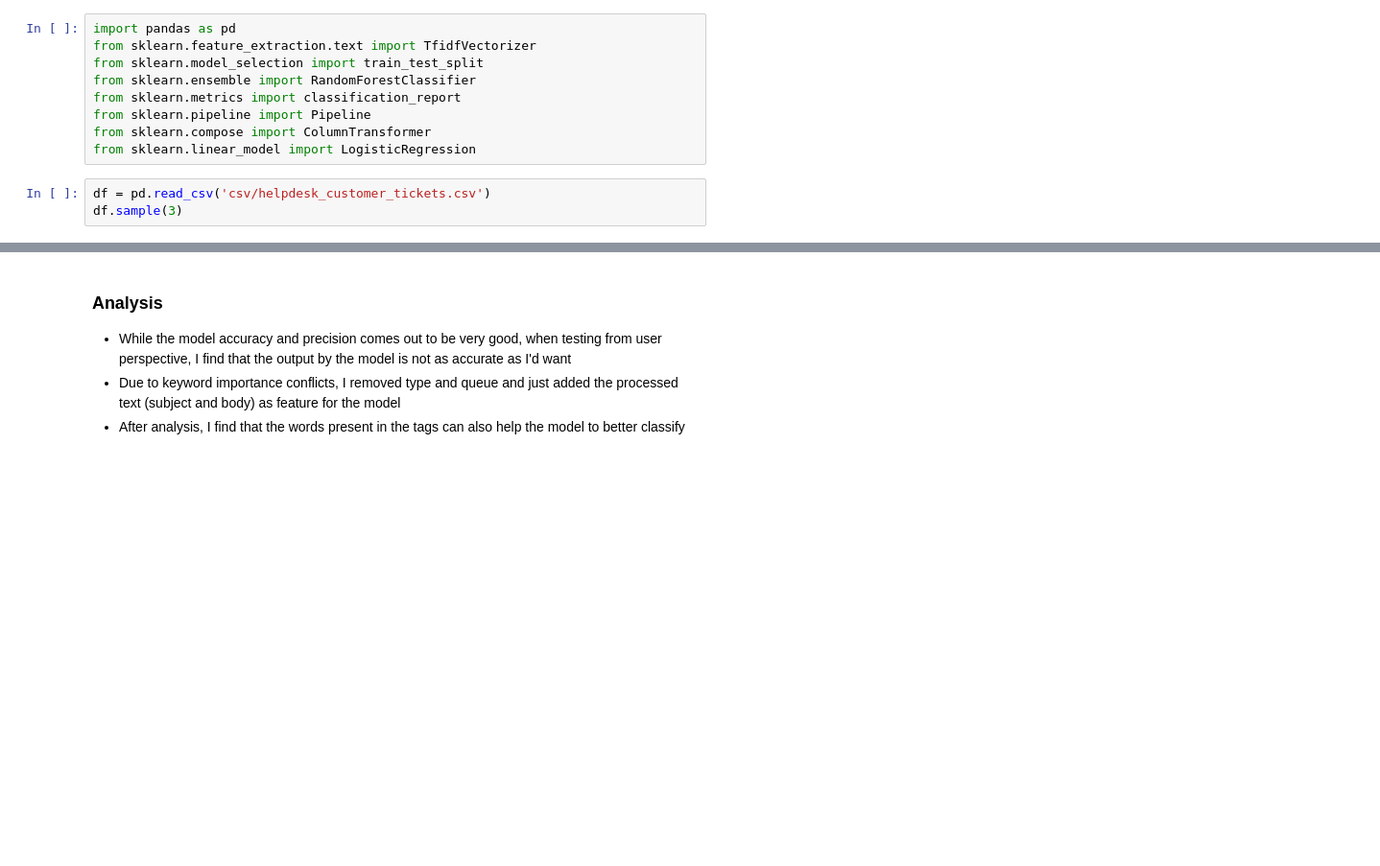
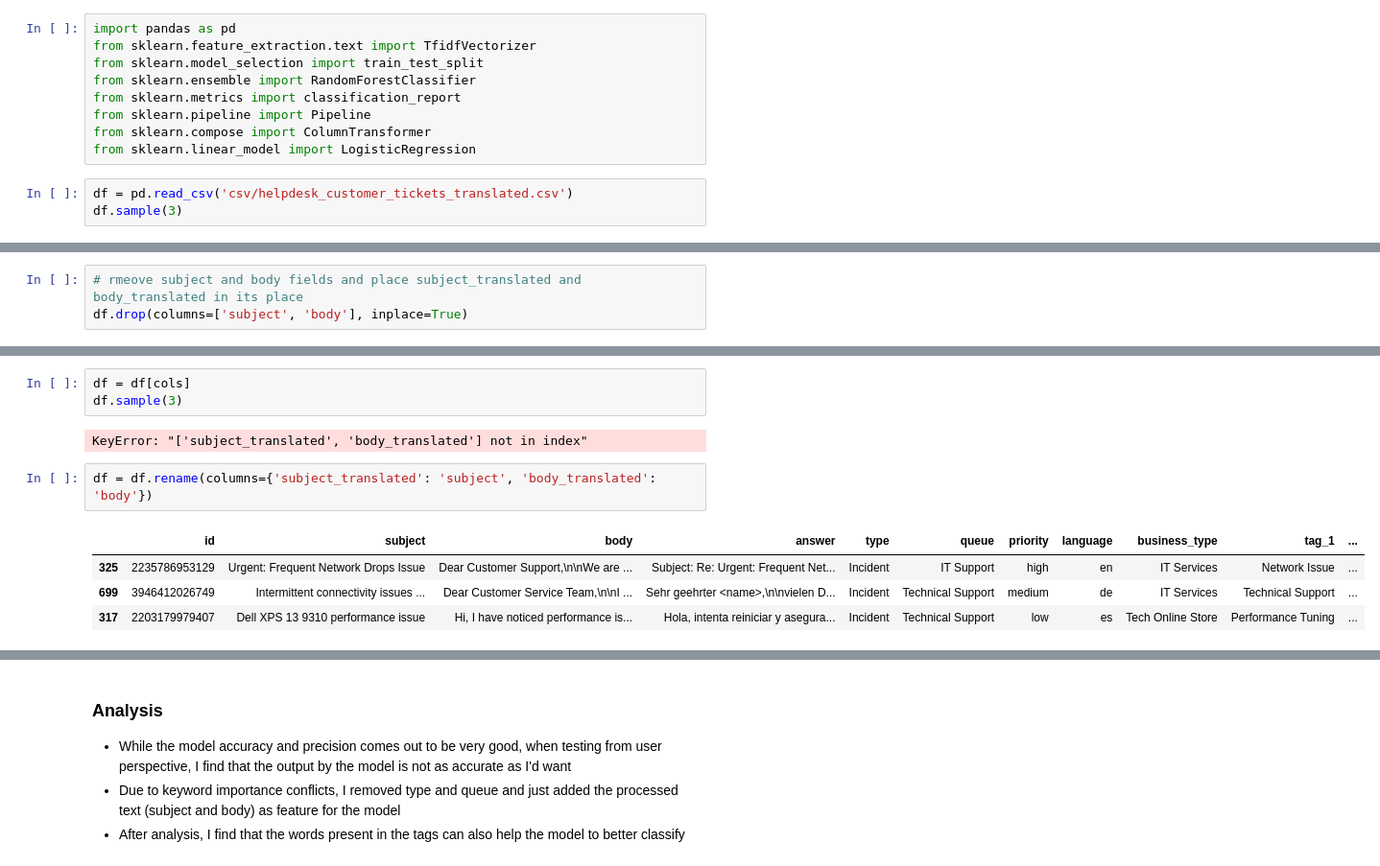
Before and after one commit to Kripa8702/Text-Classifier---Urgent-vs.-No-Urgent, a Jupyter notebook: data_preprocessing.ipynb, the cells around one changed output, grey strips where cells are left out. Shown at 96% size. Drawn from its saved outputs; the diff is of its cells as text; blank space fills up the shorter version.

```diff
--- a/data_preprocessing.ipynb
+++ b/data_preprocessing.ipynb
@@ -8,7 +8,7 @@ from sklearn.pipeline import Pipeline
 from sklearn.compose import ColumnTransformer
 from sklearn.linear_model import LogisticRegression
 # %%
-df = pd.read_csv('csv/helpdesk_customer_tickets.csv')
+df = pd.read_csv('csv/helpdesk_customer_tickets_translated.csv')
 df.sample(3)
 # %% [output]
 |  | id | subject | body | answer | type | queue | priority | language | business_type | tag_1 | ... |
@@ -17,0 +18,3 @@ df.sample(3)
+# %%
+# rmeove subject and body fields and place subject_translated and body_translated in its place
+df.drop(columns=['subject', 'body'], inplace=True)
@@ -17,0 +28,12 @@ df.sample(3)
+# %%
+df = df[cols]
+df.sample(3)
+# %% [output]
+KeyError: "['subject_translated', 'body_translated'] not in index"
+# %%
+df = df.rename(columns={'subject_translated': 'subject', 'body_translated': 'body'})
+# %% [output]
+|  | id | subject | body | answer | type | queue | priority | language | business_type | tag_1 | ... |
+| 325 | 2235786953129 | Urgent: Frequent Network Drops Issue | Dear Customer Support,\n\nWe are ... | Subject: Re: Urgent: Frequent Net... | Incident | IT Support | high | en | IT Services | Network Issue | ... |
+| 699 | 3946412026749 | Intermittent connectivity issues ... | Dear Customer Service Team,\n\nI ... | Sehr geehrter <name>,\n\nvielen D... | Incident | Technical Support | medium | de | IT Services | Technical Support | ... |
+| 317 | 2203179979407 | Dell XPS 13 9310 performance issue | Hi, I have noticed performance is... | Hola, intenta reiniciar y asegura... | Incident | Technical Support | low | es | Tech Online Store | Performance Tuning | ... |
```
Also changed, not shown: parts of 23 cells of this notebook, 1 other file.
